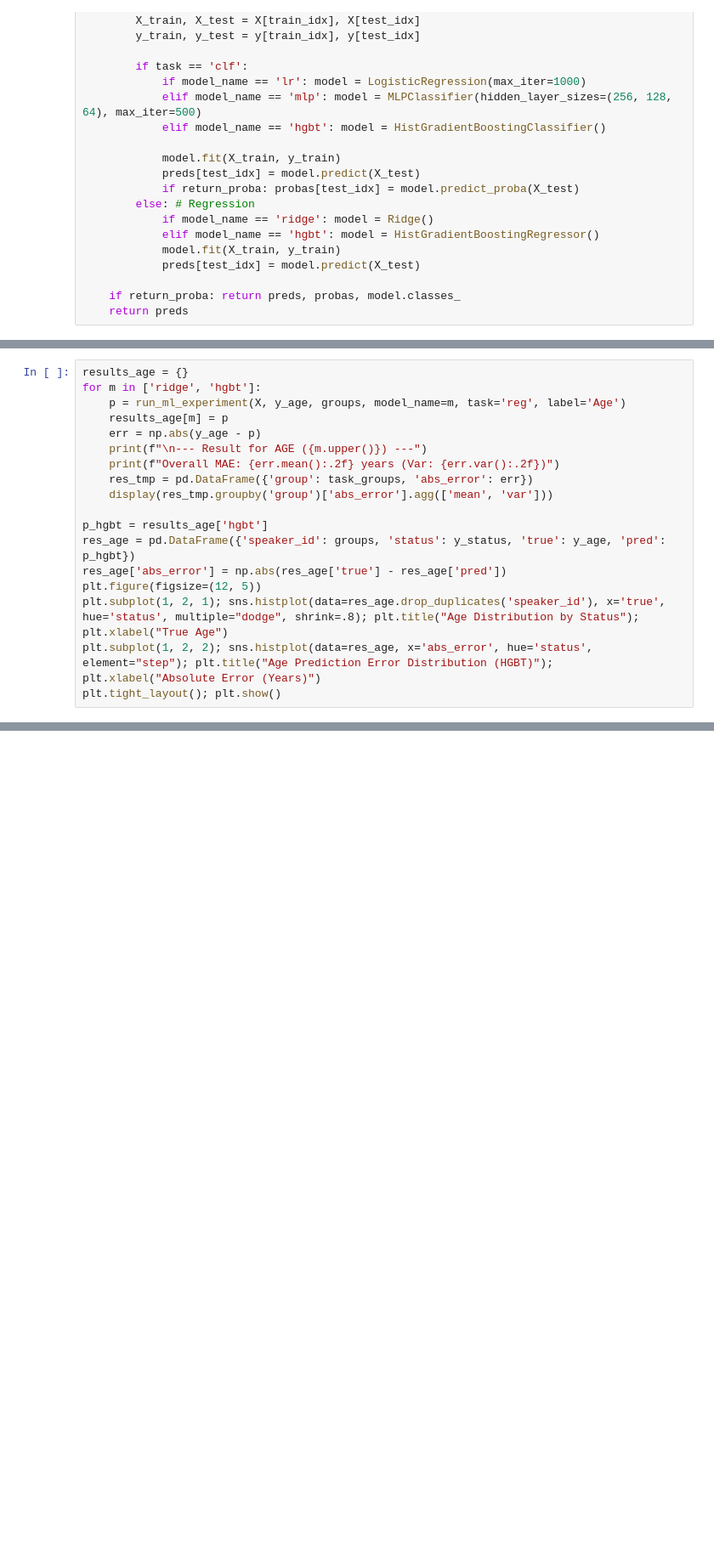
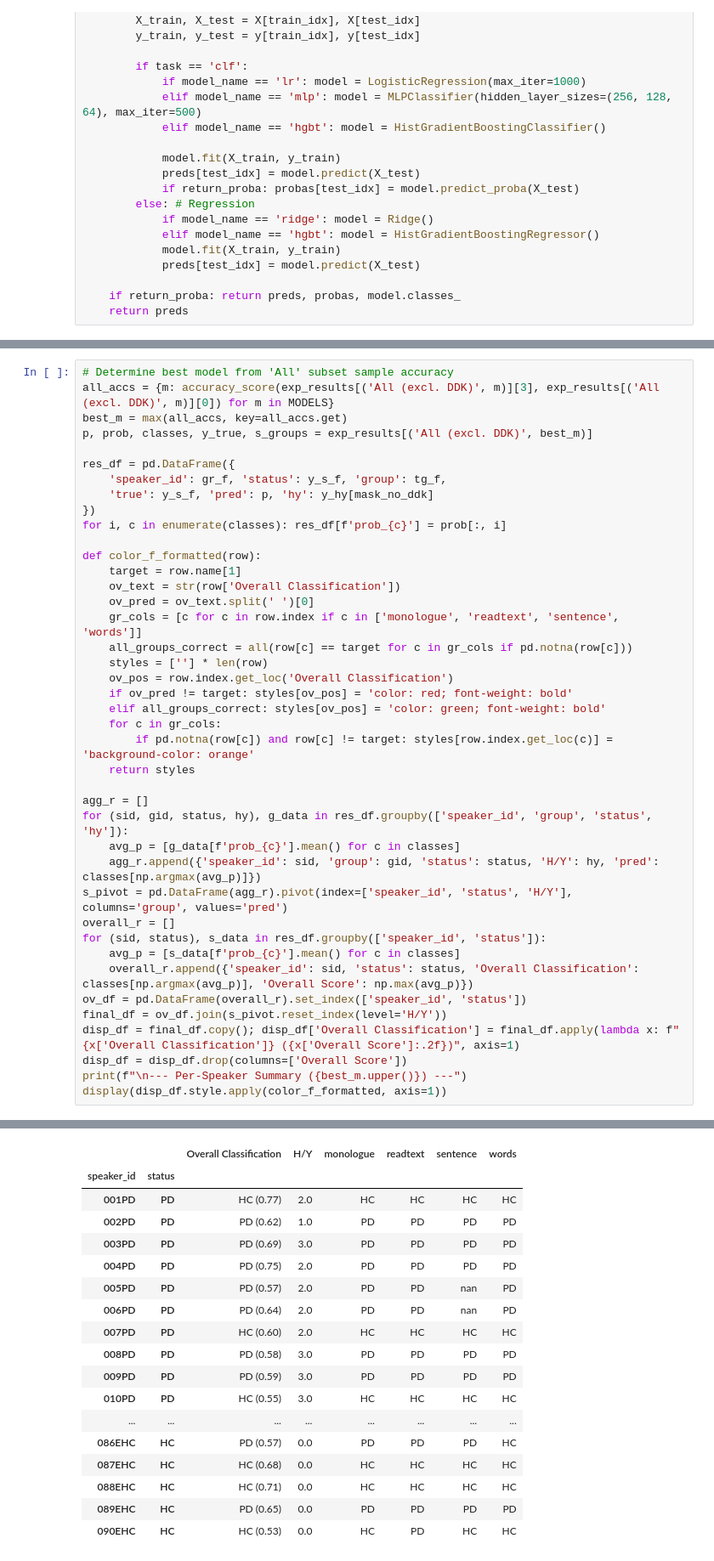
Before and after one commit to SALT-UWB/dysarthric-TTS, a Jupyter notebook: embeddings_eval/ml_classification_analysis.ipynb, the cells around one changed output, grey strips where cells are left out. Shown at 85% size. Cells and saved outputs as stored; diff of their text form; blank space fills up the shorter version.

```diff
--- a/embeddings_eval/ml_classification_analysis.ipynb
+++ b/embeddings_eval/ml_classification_analysis.ipynb
@@ -128,18 +104,0 @@ Metric: Mean Absolute Error (MAE).
-# %%
-results_age = {}
-for m in ['ridge', 'hgbt']:
-    p = run_ml_experiment(X, y_age, groups, model_name=m, task='reg', label='Age')
-    results_age[m] = p
-    err = np.abs(y_age - p)
-    print(f"\n--- Result for AGE ({m.upper()}) ---")
-    print(f"Overall MAE: {err.mean():.2f} years (Var: {err.var():.2f})")
-    res_tmp = pd.DataFrame({'group': task_groups, 'abs_error': err})
-    display(res_tmp.groupby('group')['abs_error'].agg(['mean', 'var']))
-
-p_hgbt = results_age['hgbt']
-res_age = pd.DataFrame({'speaker_id': groups, 'status': y_status, 'true': y_age, 'pred': p_hgbt})
-res_age['abs_error'] = np.abs(res_age['true'] - res_age['pred'])
-plt.figure(figsize=(12, 5))
-plt.subplot(1, 2, 1); sns.histplot(data=res_age.drop_duplicates('speaker_id'), x='true', hue='status', multiple="dodge", shrink=.8); plt.title("Age Distribution by Status"); plt.xlabel("True Age")
-plt.subplot(1, 2, 2); sns.histplot(data=res_age, x='abs_error', hue='status', element="step"); plt.title("Age Prediction Error Distribution (HGBT)"); plt.xlabel("Absolute Error (Years)")
-plt.tight_layout(); plt.show()
@@ -209,0 +224,42 @@ for m in ['lr', 'hgbt']:
+# %%
+# Determine best model from 'All' subset sample accuracy
+all_accs = {m: accuracy_score(exp_results[('All (excl. DDK)', m)][3], exp_results[('All (excl. DDK)', m)][0]) for m in MODELS}
+best_m = max(all_accs, key=all_accs.get)
+p, prob, classes, y_true, s_groups = exp_results[('All (excl. DDK)', best_m)]
+
+res_df = pd.DataFrame({
+    'speaker_id': gr_f, 'status': y_s_f, 'group': tg_f,
+    'true': y_s_f, 'pred': p, 'hy': y_hy[mask_no_ddk]
+})
+for i, c in enumerate(classes): res_df[f'prob_{c}'] = prob[:, i]
+
+def color_f_formatted(row):
+    target = row.name[1]
+    ov_text = str(row['Overall Classification'])
+    ov_pred = ov_text.split(' ')[0]
+    gr_cols = [c for c in row.index if c in ['monologue', 'readtext', 'sentence', 'words']]
+    all_groups_correct = all(row[c] == target for c in gr_cols if pd.notna(row[c]))
+    styles = [''] * len(row)
+    ov_pos = row.index.get_loc('Overall Classification')
+    if ov_pred != target: styles[ov_pos] = 'color: red; font-weight: bold'
+    elif all_groups_correct: styles[ov_pos] = 'color: green; font-weight: bold'
+    for c in gr_cols:
+        if pd.notna(row[c]) and row[c] != target: styles[row.index.get_loc(c)] = 'background-color: orange'
+    return styles
+
+agg_r = []
+for (sid, gid, status, hy), g_data in res_df.groupby(['speaker_id', 'group', 'status', 'hy']):
+    avg_p = [g_data[f'prob_{c}'].mean() for c in classes]
+    agg_r.append({'speaker_id': sid, 'group': gid, 'status': status, 'H/Y': hy, 'pred': classes[np.argmax(avg_p)]})
+s_pivot = pd.DataFrame(agg_r).pivot(index=['speaker_id', 'status', 'H/Y'], columns='group', values='pred')
+overall_r = []
+for (sid, status), s_data in res_df.groupby(['speaker_id', 'status']):
+    avg_p = [s_data[f'prob_{c}'].mean() for c in classes]
+    overall_r.append({'speaker_id': sid, 'status': status, 'Overall Classification': classes[np.argmax(avg_p)], 'Overall Score': np.max(avg_p)})
+ov_df = pd.DataFrame(overall_r).set_index(['speaker_id', 'status'])
+final_df = ov_df.join(s_pivot.reset_index(level='H/Y'))
+disp_df = final_df.copy(); disp_df['Overall Classification'] = final_df.apply(lambda x: f"{x['Overall Classification']} ({x['Overall Score']:.2f})", axis=1)
+disp_df = disp_df.drop(columns=['Overall Score'])
+print(f"\n--- Per-Speaker Summary ({best_m.upper()}) ---")
+display(disp_df.style.apply(color_f_formatted, axis=1))
+# %% [output]
@@ -209,0 +267,18 @@ for m in ['lr', 'hgbt']:
+|  |  | Overall Classification | H/Y | monologue | readtext | sentence | words |
+| speaker_id | status |  |  |  |  |  |  |
+| 001PD | PD | HC (0.77) | 2.0 | HC | HC | HC | HC |
+| 002PD | PD | PD (0.62) | 1.0 | PD | PD | PD | PD |
+| 003PD | PD | PD (0.69) | 3.0 | PD | PD | PD | PD |
+| 004PD | PD | PD (0.75) | 2.0 | PD | PD | PD | PD |
+| 005PD | PD | PD (0.57) | 2.0 | PD | PD | nan | PD |
+| 006PD | PD | PD (0.64) | 2.0 | PD | PD | nan | PD |
+| 007PD | PD | HC (0.60) | 2.0 | HC | HC | HC | HC |
+| 008PD | PD | PD (0.58) | 3.0 | PD | PD | PD | PD |
+| 009PD | PD | PD (0.59) | 3.0 | PD | PD | PD | PD |
+| 010PD | PD | HC (0.55) | 3.0 | HC | HC | HC | HC |
+| ... | ... | ... | ... | ... | ... | ... | ... |
+| 086EHC | HC | PD (0.57) | 0.0 | PD | PD | PD | HC |
+| 087EHC | HC | HC (0.68) | 0.0 | HC | HC | HC | HC |
+| 088EHC | HC | HC (0.71) | 0.0 | HC | HC | HC | HC |
+| 089EHC | HC | PD (0.65) | 0.0 | PD | PD | PD | PD |
+| 090EHC | HC | HC (0.53) | 0.0 | HC | PD | HC | HC |
```
Also changed, not shown: parts of 16 cells of this notebook, 5 other files.
